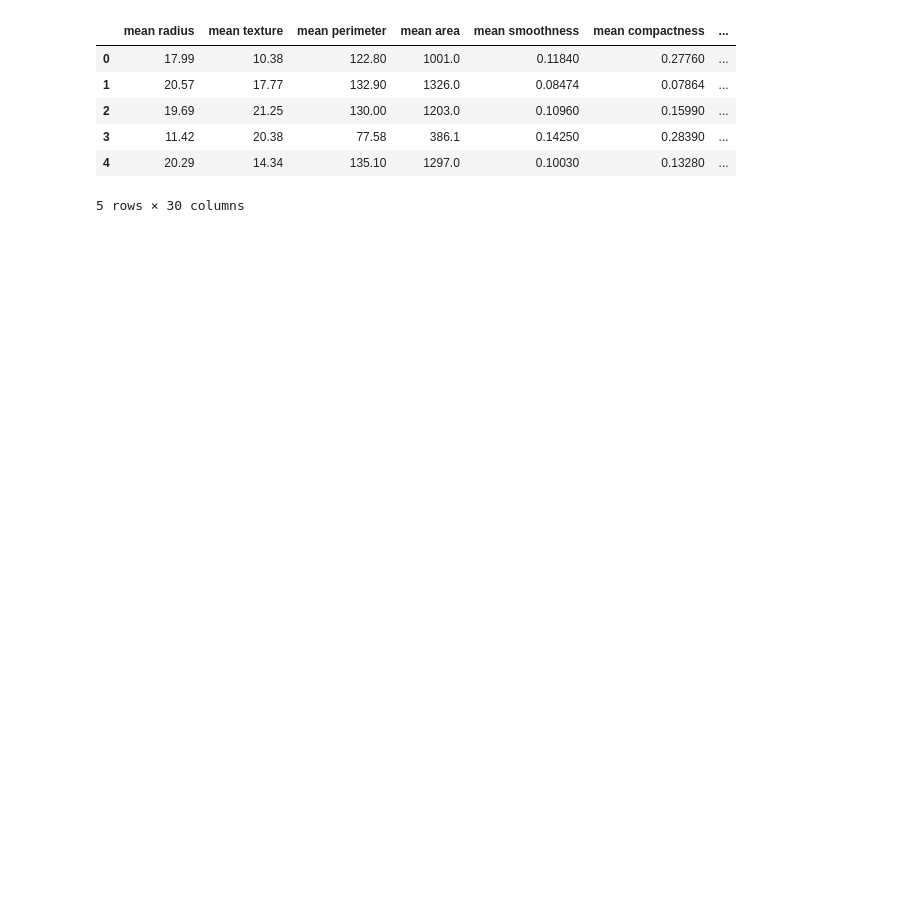
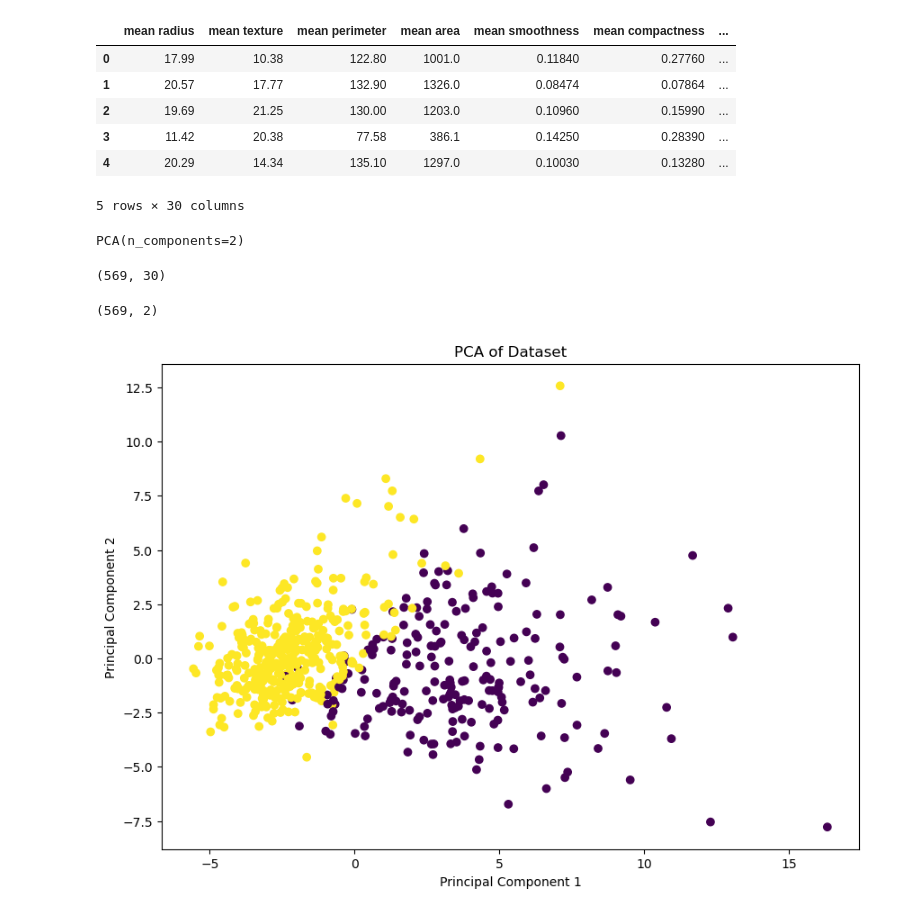
Before and after one commit to Malinda1/machine-learning_course_01, a Jupyter notebook: principle_component_analysis/prinicple_component_analysis_01.ipynb, the cells around one changed output. Drawn from its saved outputs; the diff is of its cells as text; code cells hidden in the pictures; blank space fills up the shorter version.

```diff
--- a/principle_component_analysis/prinicple_component_analysis_01.ipynb
+++ b/principle_component_analysis/prinicple_component_analysis_01.ipynb
@@ -26,3 +26,32 @@ data_01.head()
 | 3 | 11.42 | 20.38 | 77.58 | 386.1 | 0.14250 | 0.28390 | ... |
 | 4 | 20.29 | 14.34 | 135.10 | 1297.0 | 0.10030 | 0.13280 | ... |
 5 rows × 30 columns
+# %%
+scaler = StandardScaler()
+
+scaled_data = scaler.fit_transform(data_01)
+# %%
+pca = PCA(n_components = 2)
+pca.fit(scaled_data)
+# %% [output]
+PCA(n_components=2)
+# %%
+X_pca = pca.transform(scaled_data)
+# %%
+scaled_data.shape
+# %% [output]
+(569, 30)
+# %%
+X_pca.shape
+# %% [output]
+(569, 2)
+# %%
+# Step 7: Visualize the results
+plt.figure(figsize=(10, 7))
+plt.scatter(X_pca[:,0], X_pca[:,1], c = cancer['target'])
+plt.xlabel('Principal Component 1')
+plt.ylabel('Principal Component 2')
+plt.title('PCA of Dataset')
+plt.show()
+# %% [output]
+[figure, added]
```
Also changed, not shown: parts of 2 cells of this notebook.
